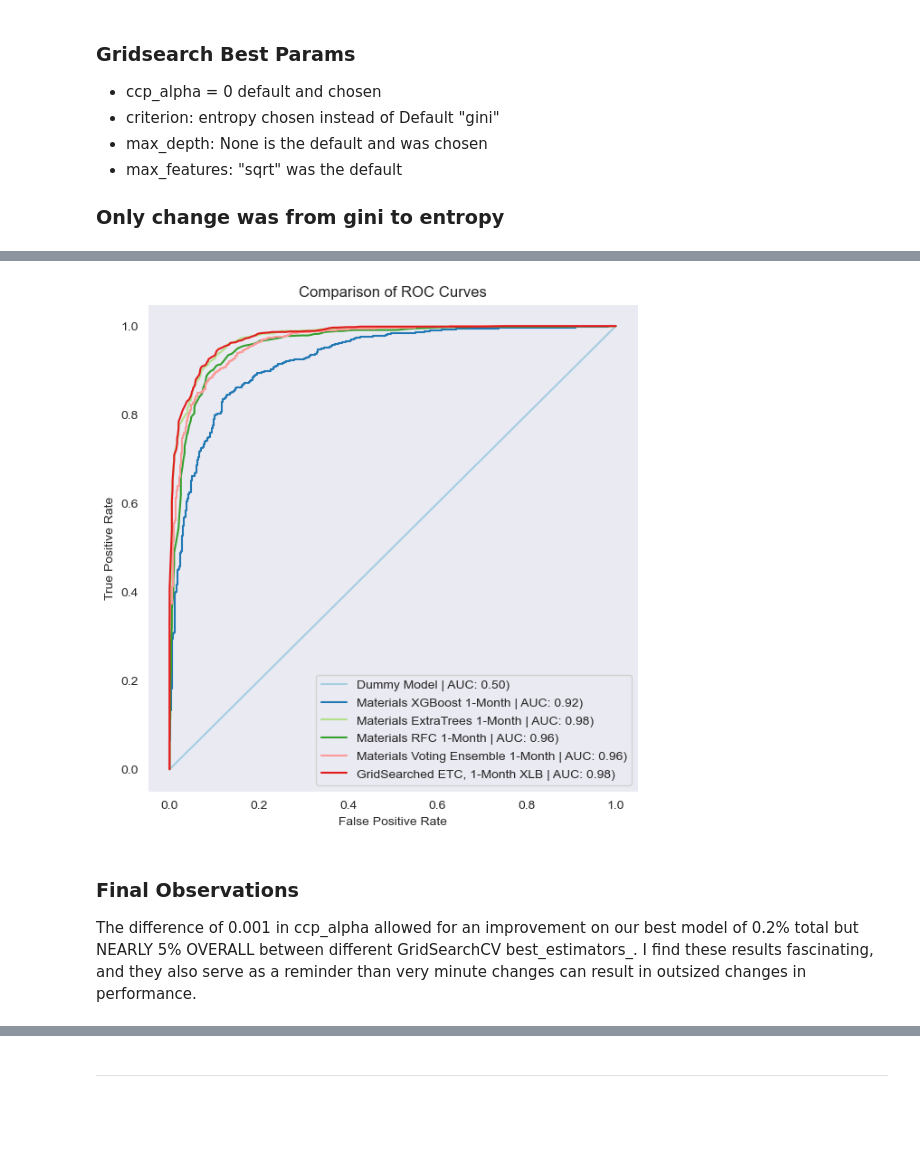
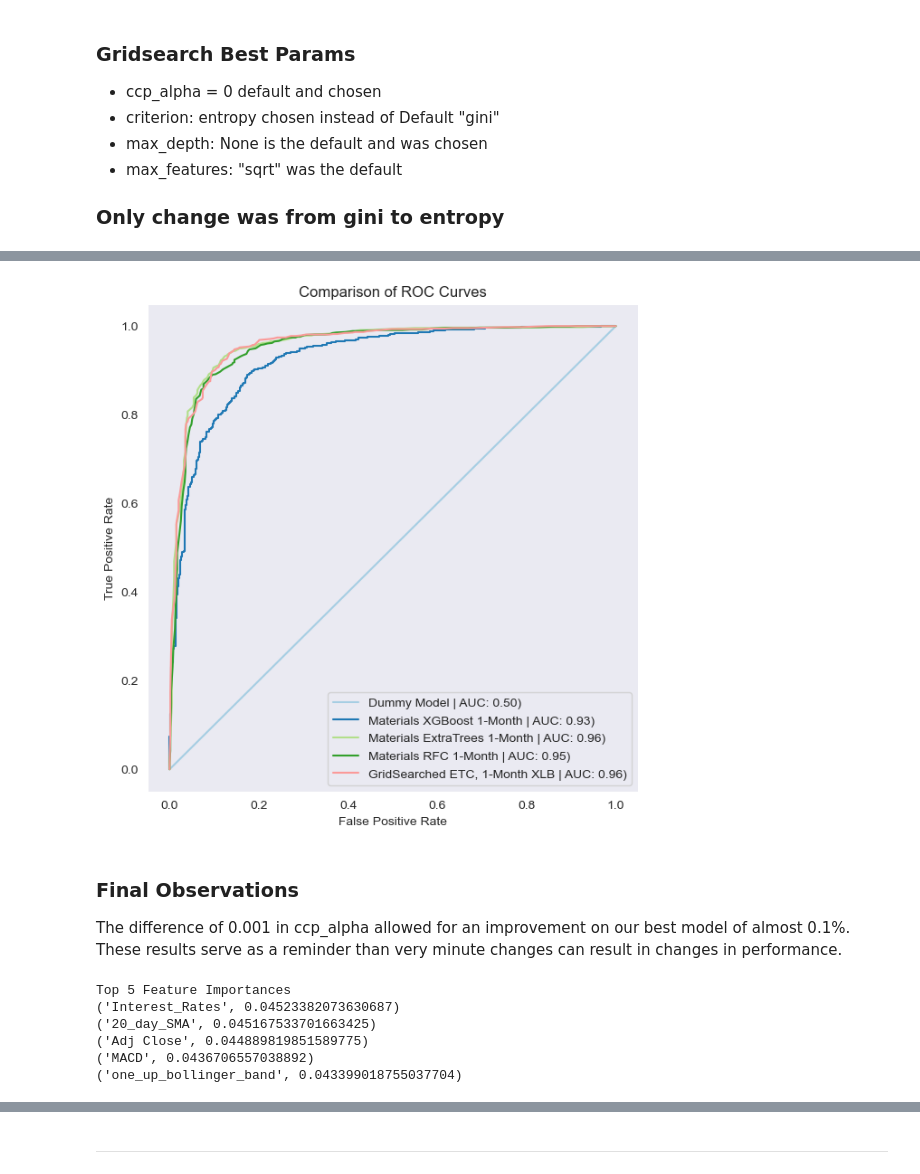
Before and after one commit to dvdhartsman/Stock_Market_Analysis, a Jupyter notebook: 2a_SPDR_ETF_modeling.ipynb, the cells around one changed output, grey strips where cells are left out. Cells and saved outputs as stored; diff of their text form; code cells hidden in the pictures; blank space fills up the shorter version.

Commit message:
Polished Index and ETF model notebooks

```diff
--- a/2a_SPDR_ETF_modeling.ipynb
+++ b/2a_SPDR_ETF_modeling.ipynb
@@ -119,7 +121,7 @@ The term "SPDR" stands for "Standard & Poor's Depositary Receipts." These ETFs w
 # %%
 # Loading the data
 
-df = pd.read_csv("./Files/Spiders_Final.csv")
+df = pd.read_csv('/Users/samalainabayeva/Desktop/Capstone Project/SPDR_DATA_W_ADDED.csv')
 print(df.shape)
 df.head(15)
 # %% [output]
@@ -144,7 +167,7 @@ df.head(15)
 # Feature Transformations and additions
 
 df["Date"] = pd.to_datetime(df["Date"])
-df["Quarter"] = df["Date"].dt.quarter.astype(str)
-df["cycle_year"] = (df["Date"].dt.year % 4)
-df['cycle_year'] = df['cycle_year'].apply(lambda x: 4 if x == 0 else x).astype(str)
+df["Quarter"] = df['Quarter'].astype(str)
+df["cycle_year"] = df["cycle_year"].astype(str)
+df['Month'] = df['Month'].astype(str)
 df.set_index("Date", inplace=True)
@@ -177,3 +177,0 @@ df.shape
-# %%
-df.dropna(inplace=True)
-df.shape
@@ -683,8 +666,8 @@ Materials.model_df.sort_values(by="test_accuracy", ascending=False)
 # %%
 # Plotting the top models vs the dummy
-compare_curves([dummy1, XGBoost, etc, rfc, votingC, gridS_cv])
+compare_curves([dummy1, XGBoost, etc, rfc, gridS_cv])
 # %% [output]
-[figure, old version]
+[figure, new version]
 # %% [markdown]
 ### Final Observations
-The difference of 0.001 in ccp_alpha allowed for an improvement on our best model of 0.2% total but NEARLY 5% OVERALL between different GridSearchCV best_estimators_. I find these results fascinating, and they also serve as a reminder than very minute changes can result in outsized changes in performance.
+The difference of 0.001 in ccp_alpha allowed for an improvement on our best model of almost 0.1%. These results serve as a reminder than very minute changes can result in changes in performance.
@@ -691 +692,11 @@ The difference of 0.001 in ccp_alpha allowed for an improvement on our best mode
+# %%
+# object instantiation and inspection of importances
+features_from_trees(gridS_cv)
+# %% [output]
+Top 5 Feature Importances
+('Interest_Rates', 0.04523382073630687)
+('20_day_SMA', 0.045167533701663425)
+('Adj Close', 0.044889819851589775)
+('MACD', 0.0436706557038892)
+('one_up_bollinger_band', 0.043399018755037704)
 # %%
```
Also changed, not shown: parts of 201 cells of this notebook, 2 other files.
